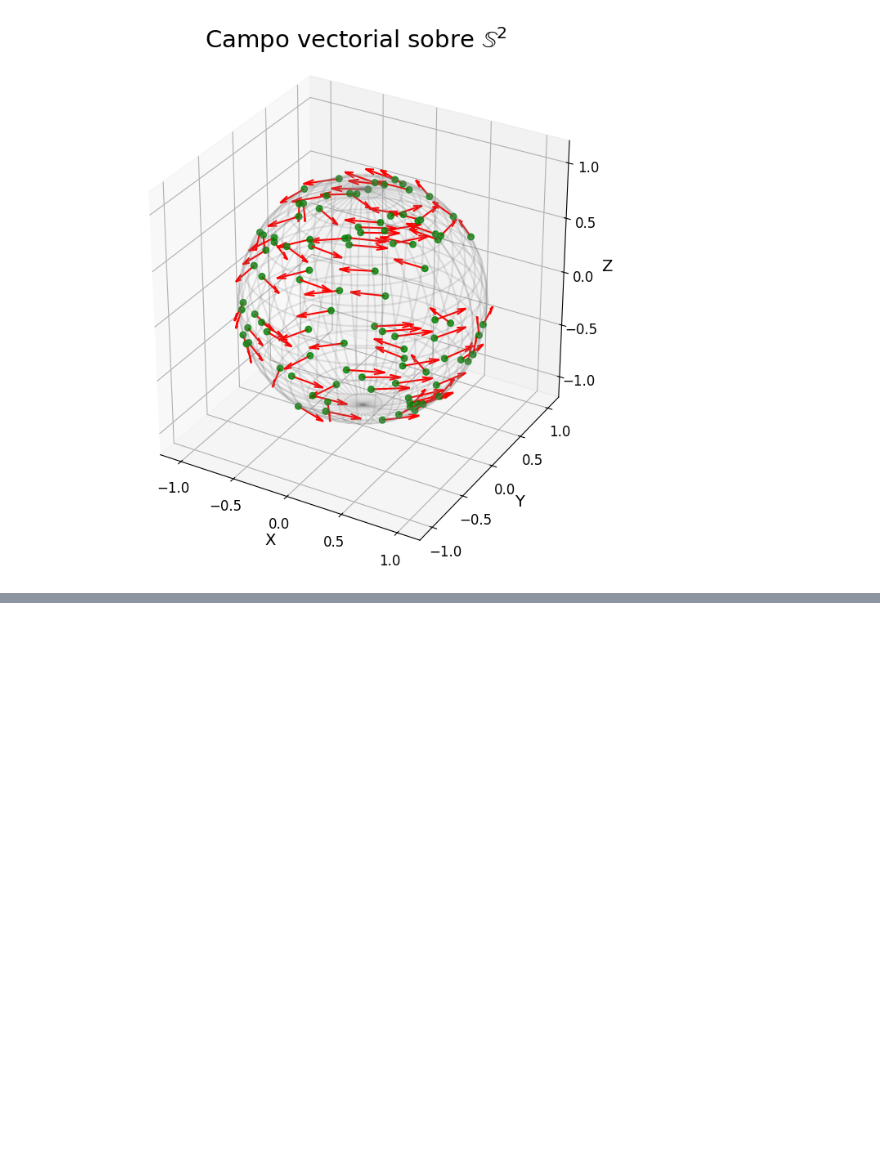
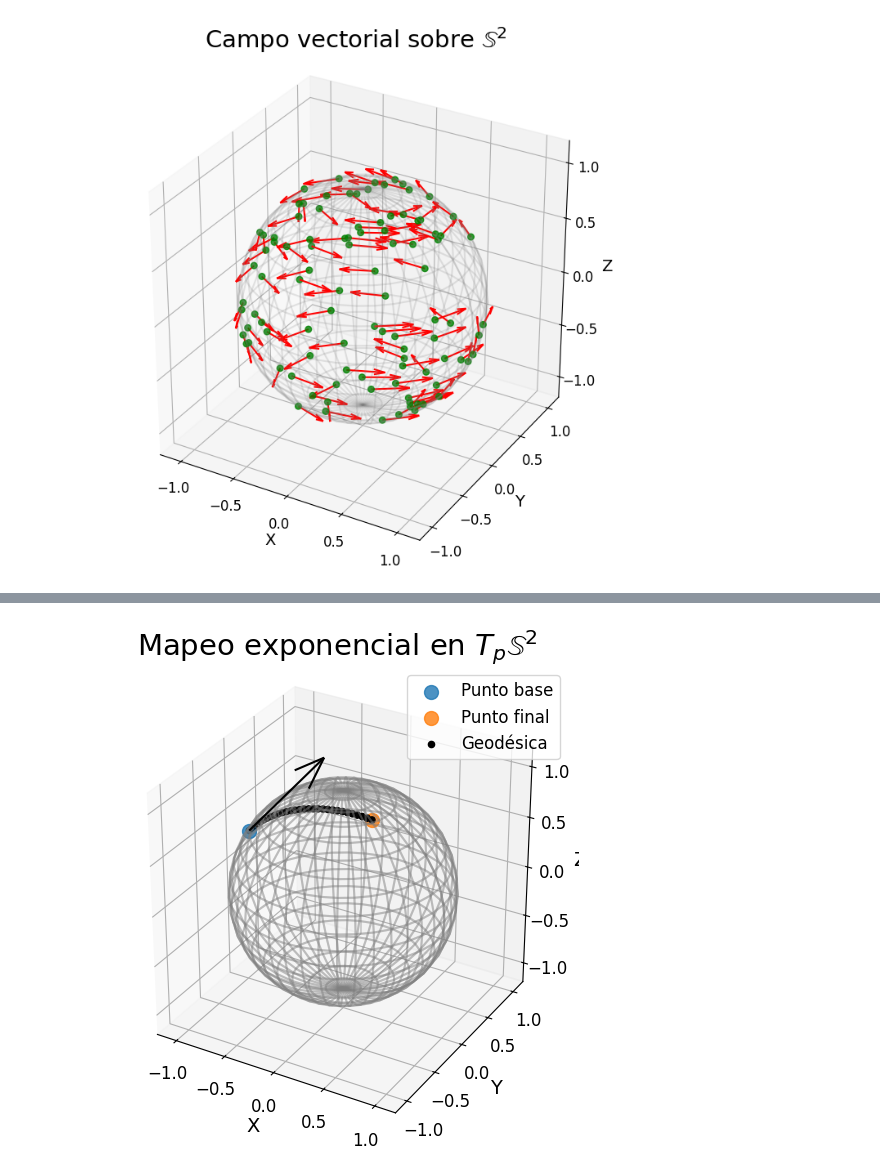
Before and after one commit to miguelgondu/pares-ordenados-geometria-riemanniana-computacional, a Jupyter notebook: graficos.ipynb, the cells around one changed output, grey strips where cells are left out. Saved outputs shown, nothing was run; the diff lists cells and outputs as text; code cells hidden in the pictures; blank space fills up the shorter version.

Commit message:
Nuevas images - Mapeos

```diff
--- a/graficos.ipynb
+++ b/graficos.ipynb
@@ -235,3 +235,42 @@ WARNING: findfont: Font family 'times' not found.
 WARNING: findfont: Font family 'times' not found.
 INFO: Substituting symbol S from STIXNonUnicode
 [figure]
+# %%
+from geomstats.geometry.hypersphere import Hypersphere
+import geomstats.backend as gs
+import matplotlib.pyplot as plt
+import numpy as np
+
+import geomstats.visualization as visualization
+
+visualization.tutorial_matplotlib()
+sphere = Hypersphere(dim=2)
+
+point = gs.array([-1, -0.5, 0.8])
+point = point / np.linalg.norm(point)
+
+vector = gs.array([1, 0, 0.8])
+tangent_vector = sphere.to_tangent(vector, base_point=point)
+
+result = sphere.metric.exp(tangent_vector, base_point=point)
+
+geodesic = sphere.metric.geodesic(
+    initial_point=point, initial_tangent_vec=tangent_vector
+)
+
+points_on_geodesic = geodesic(gs.linspace(0.0, 1.0, 30))
+fig = plt.figure(figsize=(6, 6))
+ax = fig.add_subplot(111, projection="3d")
+
+
+ax = visualization.plot(point, ax=ax, space="S2", s=100, alpha=0.8, label="Punto base")
+ax = visualization.plot(result, ax=ax, space="S2", s=100, alpha=0.8, label="Punto final")
+ax = visualization.plot(
+    points_on_geodesic, ax=ax, space="S2", color="black", label="Geodésica"
+)
+
+arrow = visualization.Arrow3D(point, vector=tangent_vector)
+arrow.draw(ax, color="black")
+ax.set_title("Mapeo exponencial en $T_p\\mathbb{S}^2$")
+ax.legend();
+# %% [output]
@@ -237,0 +294 @@ INFO: Substituting symbol S from STIXNonUnicode
+[figure, added]
```
Also changed, not shown: parts of 2 cells of this notebook.
